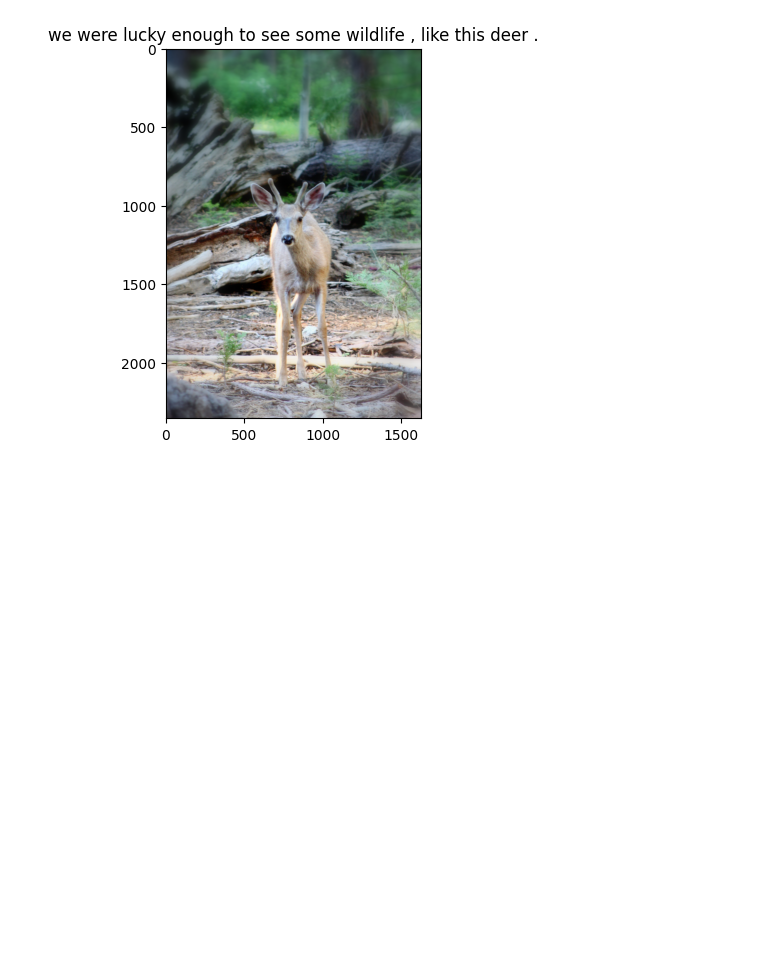
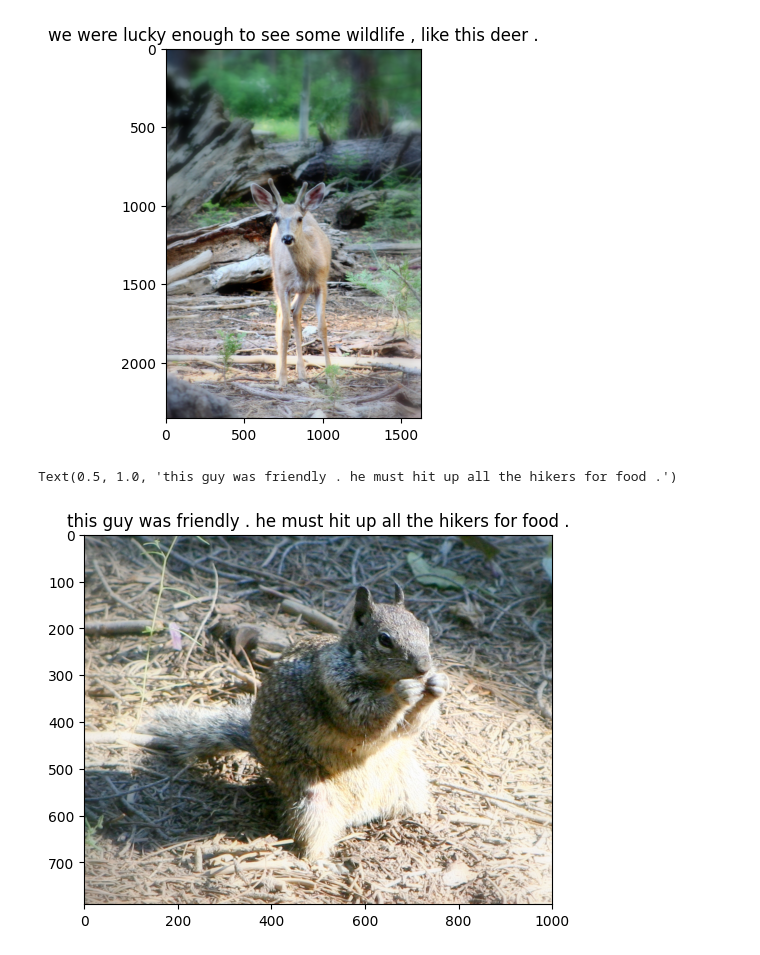
Before and after one commit to cjje/IMspiredStoryTelling, a Jupyter notebook: notebooks/BaselinePerformance_VIST_enhanced_architecture_compare_performance.ipynb, the cells around one changed output. Saved outputs shown, nothing was run; the diff lists cells and outputs as text; code cells hidden in the pictures; blank space fills up the shorter version.

```diff
--- a/notebooks/BaselinePerformance_VIST_enhanced_architecture_compare_performance.ipynb
+++ b/notebooks/BaselinePerformance_VIST_enhanced_architecture_compare_performance.ipynb
@@ -354,6 +336,12 @@ torch.Size([1, 5, 1024])
 # %%
 img1 = read_image(train['story_16'][0]['image_path'])
 img2 = read_image(train['story_16'][1]['image_path'])
+img3 = read_image(train['story_16'][2]['image_path'])
+img4 = read_image(train['story_16'][3]['image_path'])
+img5 = read_image(train['story_16'][4]['image_path'])
 # %%
 lab1 = train['story_16'][0]['text']
 lab2 = train['story_16'][1]['text']
+lab3 = train['story_16'][2]['text']
+lab4 = train['story_16'][3]['text']
+lab5 = train['story_16'][4]['text']
@@ -376,3 +361,11 @@ plt.title(lab2)
 # %% [output]
 Text(0.5, 1.0, 'we were lucky enough to see some wildlife , like this deer .')
 [figure]
+# %%
+newimg3 = torch.swapaxes(img3, 0,2)
+newimg3 = torch.swapaxes(newimg3, 0,1)
+plt.imshow(np.array(newimg3))
+plt.title(lab3)
+# %% [output]
+Text(0.5, 1.0, 'this guy was friendly . he must hit up all the hikers for food .')
+[figure, added]
```
Also changed, not shown: parts of 31 cells of this notebook, 12 other files.
